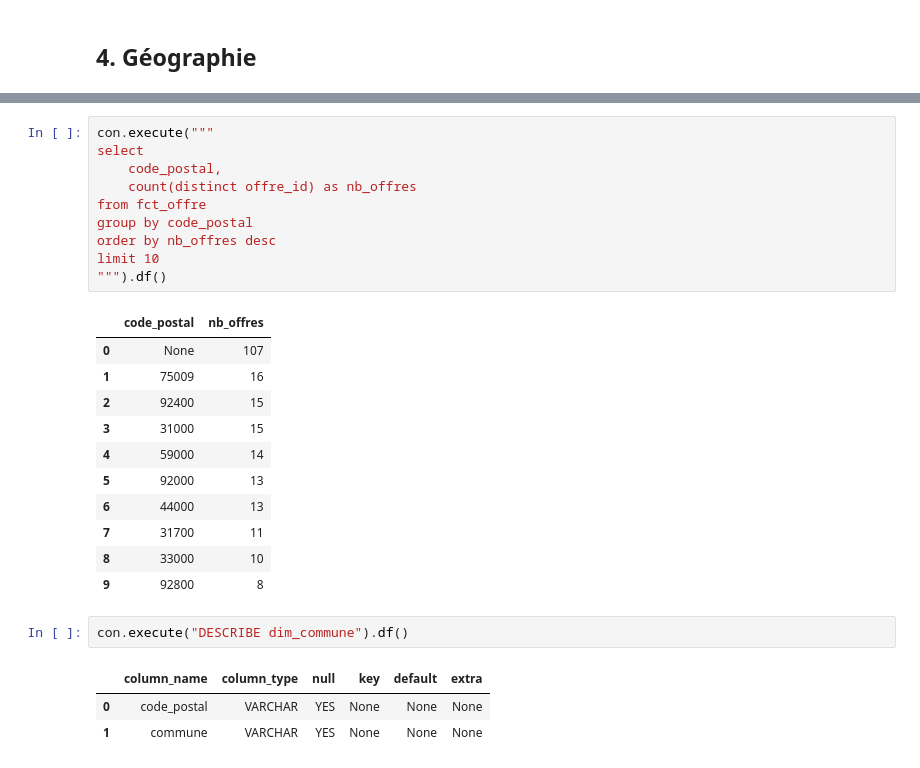
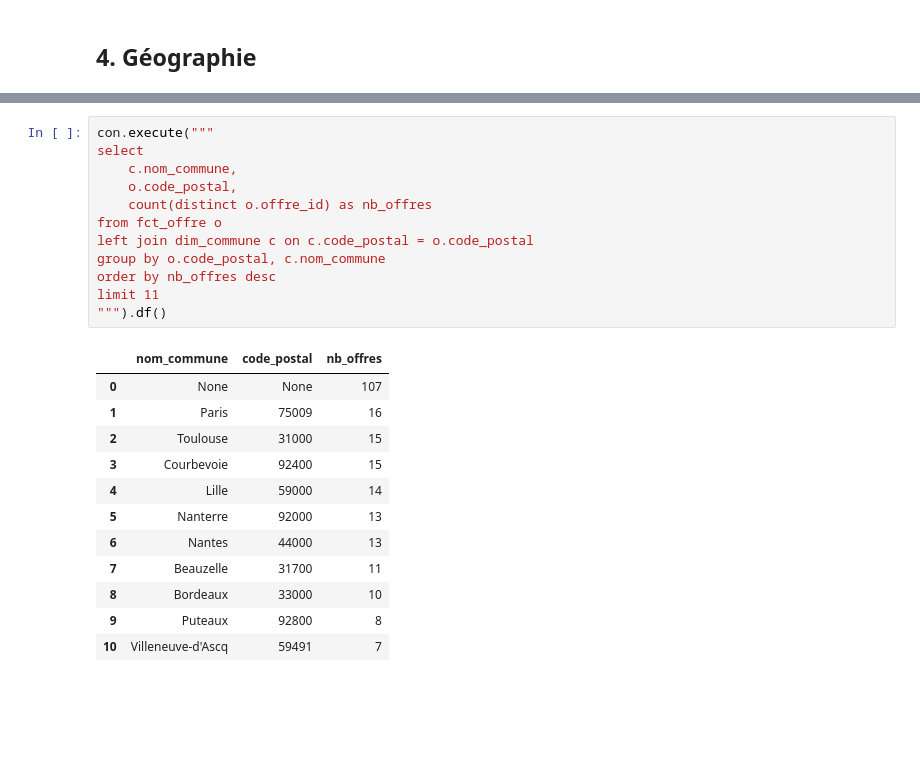
Before and after one commit to ricksan37/france_data_market, a Jupyter notebook: notebooks/01_exploration_marche.ipynb, the cells around one changed output, grey strips where cells are left out. Drawn from its saved outputs; the diff is of its cells as text; blank space fills up the shorter version.

```diff
--- a/notebooks/01_exploration_marche.ipynb
+++ b/notebooks/01_exploration_marche.ipynb
@@ -235,28 +538,25 @@ group by c.commune, c.code_postal
 # %%
 con.execute("""
 select
-    code_postal,
-    count(distinct offre_id) as nb_offres
-from fct_offre
-group by code_postal
+    c.nom_commune,
+    o.code_postal,
+    count(distinct o.offre_id) as nb_offres
+from fct_offre o
+left join dim_commune c on c.code_postal = o.code_postal
+group by o.code_postal, c.nom_commune
 order by nb_offres desc
-limit 10
+limit 11
 """).df()
 # %% [output]
-|  | code_postal | nb_offres |
-| 0 | None | 107 |
-| 1 | 75009 | 16 |
-| 2 | 92400 | 15 |
-| 3 | 31000 | 15 |
-| 4 | 59000 | 14 |
-| 5 | 92000 | 13 |
-| 6 | 44000 | 13 |
-| 7 | 31700 | 11 |
-| 8 | 33000 | 10 |
-| 9 | 92800 | 8 |
+|  | nom_commune | code_postal | nb_offres |
+| 0 | None | None | 107 |
+| 1 | Paris | 75009 | 16 |
+| 2 | Toulouse | 31000 | 15 |
+| 3 | Courbevoie | 92400 | 15 |
+| 4 | Lille | 59000 | 14 |
+| 5 | Nanterre | 92000 | 13 |
+| 6 | Nantes | 44000 | 13 |
+| 7 | Beauzelle | 31700 | 11 |
+| 8 | Bordeaux | 33000 | 10 |
+| 9 | Puteaux | 92800 | 8 |
+| 10 | Villeneuve-d'Ascq | 59491 | 7 |
-# %%
-con.execute("DESCRIBE dim_commune").df()
-# %% [output]
-|  | column_name | column_type | null | key | default | extra |
-| 0 | code_postal | VARCHAR | YES | None | None | None |
-| 1 | commune | VARCHAR | YES | None | None | None |
```
Also changed, not shown: parts of 58 cells of this notebook.
